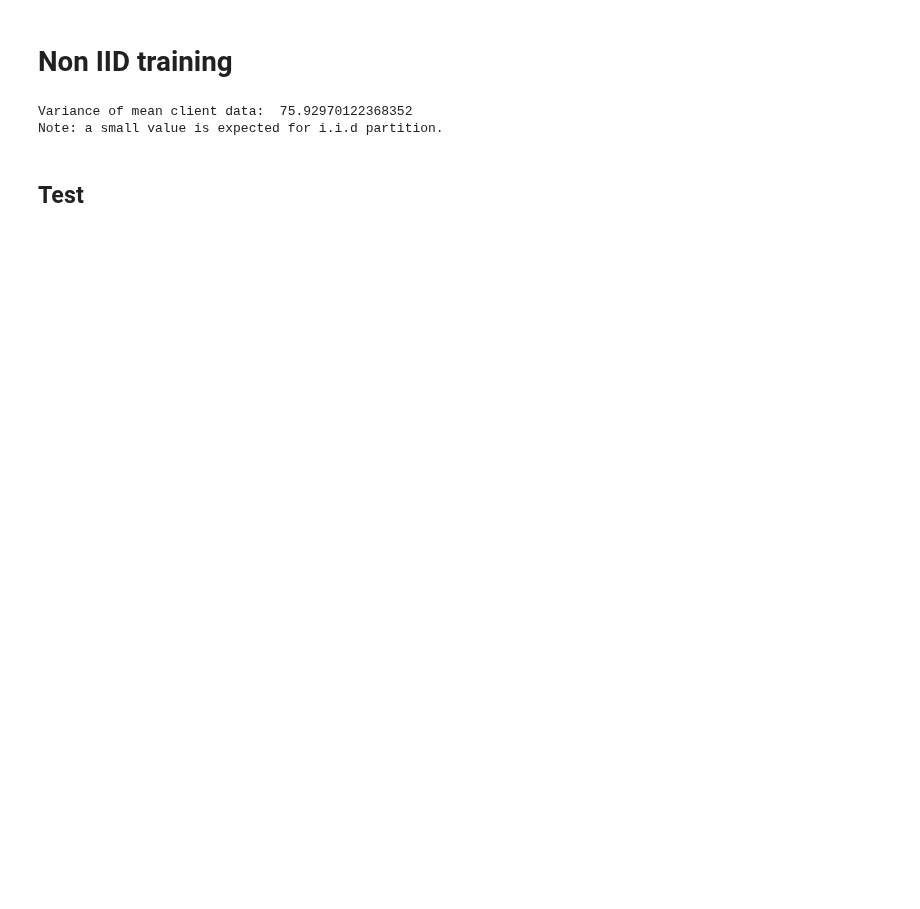
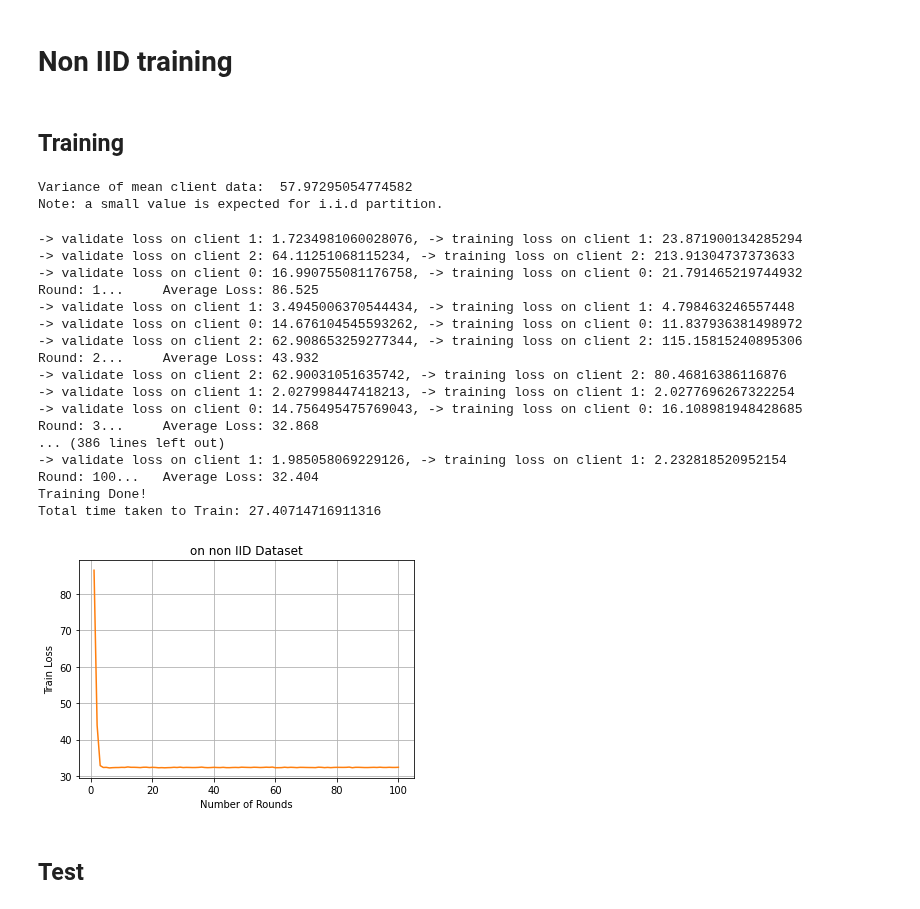
Before and after one commit to SizhuangHe/FL-REU, a Jupyter notebook: FL.ipynb, the cells around one changed output. Saved outputs shown, nothing was run; the diff lists cells and outputs as text; code cells hidden in the pictures; blank space fills up the shorter version.

```diff
--- a/FL.ipynb
+++ b/FL.ipynb
@@ -181,6 +187,6 @@ def iid_partition(dataset, clients):
   return client_dict
 # %%
-def non_iid_partition(dataset, clients, total_shards, shards_size, num_shards_per_client):
+def non_iid_partition(dataset, clients, total_shards, shards_size, num_shards_per_client, report_iid_metric=False):
   """
   non I.I.D parititioning of data over clients
   Sort the data by the digit label
@@ -231,6 +237,9 @@ def non_iid_partition(dataset, clients, total_shards, shards_size, num_shards_pe
 
       set_i = set(client_dict[i])
       client_dict_out[i] = set_i
+
+  if report_iid_metric == True:
+    report_client_mean_variance(client_dict_out)
   return client_dict_out
 # %%
 def client_dict_train_val_split(client_dict_in, validation_ratio):
@@ -543,12 +603,14 @@ NameError: ignored
 # %% [markdown]
 # Non IID training
+# %% [markdown]
+## Training
 # %%
 # number of training rounds
 rounds = 100
 # client fraction
 C = 1
 # number of clients
-K = 10
+K = 3
 # number of training passes on local dataset for each round
 E = 10
 # batch size
@@ -556,24 +618,43 @@ batch_size = 10
 # learning Rate
 lr=0.01
 # data partition dictionary
-client_dict = non_iid_partition(dataset_train, clients=K, total_shards=10, shards_size=40, num_shards_per_client=1) # every client is given only one shard, which is very non_iid
-seeClientMean(client_dict)
+client_dict = non_iid_partition(dataset_train, clients=K, total_shards=K, shards_size=134, num_shards_per_client=1, report_iid_metric=True) # every client is given only one shard, which is very non_iid
 non_iid_dict = client_dict_train_val_split(client_dict_in=client_dict, validation_ratio=0.2)
+
 
 # loader =  DataLoader(CustomDataset(dataset_train, client_dict[0]), batch_size=len( client_dict[0]), shuffle=True)
 # ld = iter(loader).next()
 # data, label = ld
 # print("data: ", data, "label: ", label)
-#load model
+# load model
 model_non_iid = IRIS_NN(input_size, num_hidden_neuron, output_size)
-
-if torch.cuda.is_available():
-  model_non_iid.cuda()
-
-#model_non_iid_trained = training(model_non_iid, rounds, batch_size, num_classes,lr, dataset_train, non_iid_dict, C, K, E, "on non IID Dataset", "orange", False)
 # %% [output]
-Variance of mean client data:  75.92970122368352
+Variance of mean client data:  57.97295054774582
 Note: a small value is expected for i.i.d partition.
+# %%
+if torch.cuda.is_available():
+  model_non_iid.cuda()
+
+model_non_iid_trained = training(model_non_iid, rounds, batch_size, num_classes,lr, dataset_train, non_iid_dict, C, K, E, "on non IID Dataset", "orange", False)
+# %% [output]
+-> validate loss on client 1: 1.7234981060028076, -> training loss on client 1: 23.871900134285294
+-> validate loss on client 2: 64.11251068115234, -> training loss on client 2: 213.91304737373633
+-> validate loss on client 0: 16.990755081176758, -> training loss on client 0: 21.791465219744932
+Round: 1...     Average Loss: 86.525
+-> validate loss on client 1: 3.4945006370544434, -> training loss on client 1: 4.798463246557448
+-> validate loss on client 0: 14.676104545593262, -> training loss on client 0: 11.837936381498972
+-> validate loss on client 2: 62.908653259277344, -> training loss on client 2: 115.15815240895306
+Round: 2...     Average Loss: 43.932
+-> validate loss on client 2: 62.90031051635742, -> training loss on client 2: 80.46816386116876
+-> validate loss on client 1: 2.027998447418213, -> training loss on client 1: 2.0277696267322254
+-> validate loss on client 0: 14.756495475769043, -> training loss on client 0: 16.108981948428685
+Round: 3...     Average Loss: 32.868
+... (386 lines left out)
+-> validate loss on client 1: 1.985058069229126, -> training loss on client 1: 2.232818520952154
+Round: 100...   Average Loss: 32.404
+Training Done!
+Total time taken to Train: 27.40714716911316
+[figure, added]
 # %% [markdown]
 ## Test
 # %%
```
Also changed, not shown: parts of 12 cells of this notebook.
